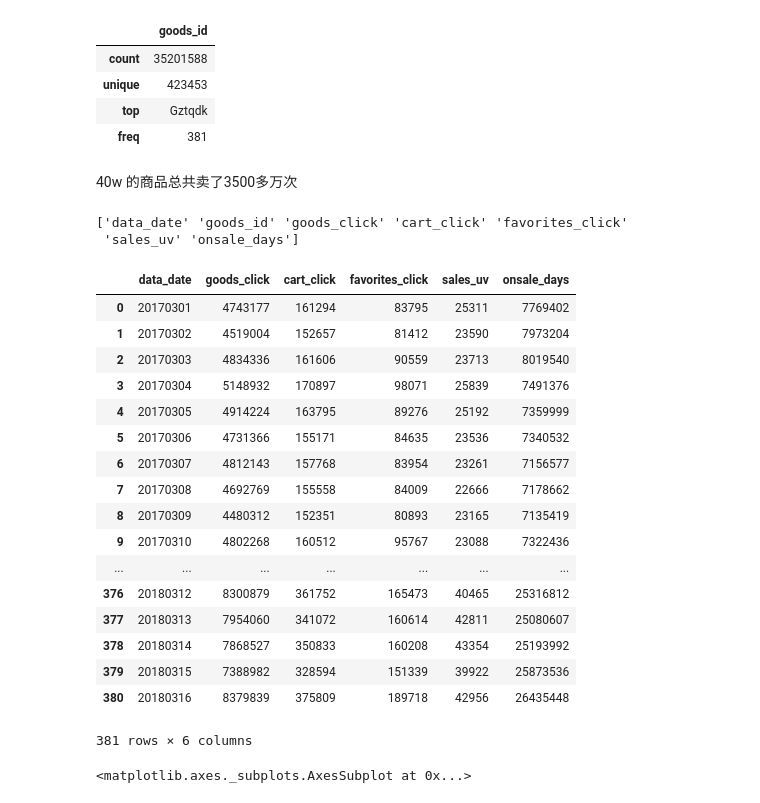
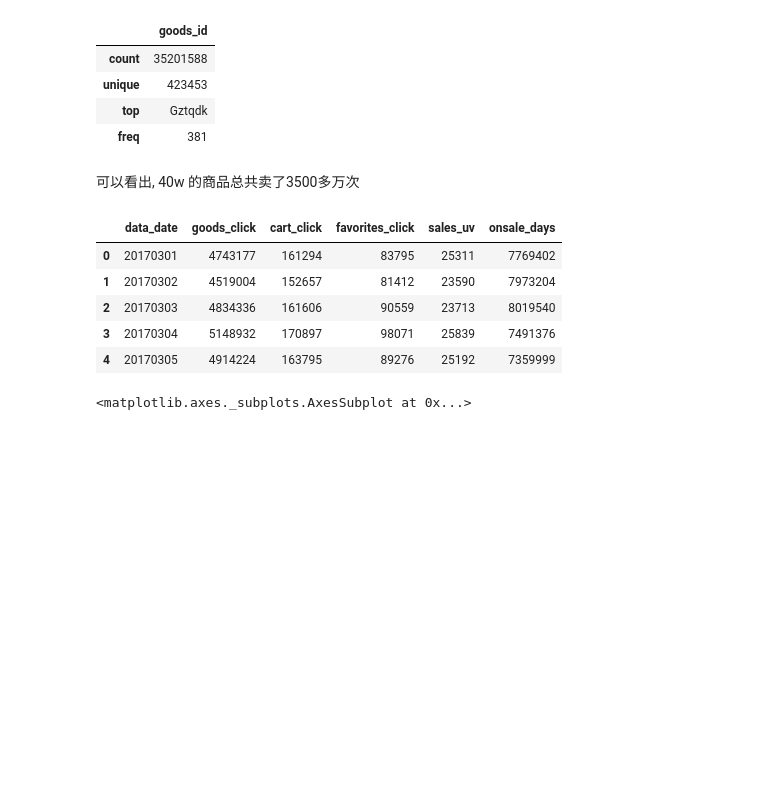
Before and after one commit to pjpjq/supply-chain-prediction-competition, a Jupyter notebook: notebooks/visualize_data.ipynb, the cells around one changed output. Cells and saved outputs as stored; diff of their text form; code cells hidden in the pictures; blank space fills up the shorter version.

```diff
--- a/notebooks/visualize_data.ipynb
+++ b/notebooks/visualize_data.ipynb
@@ -68,33 +72,17 @@ goodsdaily.describe(include=['O'])
 | unique | 423453 |
 | top | Gztqdk |
 | freq | 381 |
-# %% [markdown]
-40w 的商品总共卖了3500多万次
-# %%
-print(goodsdaily.columns.values)
-# %% [output]
-['data_date' 'goods_id' 'goods_click' 'cart_click' 'favorites_click'
- 'sales_uv' 'onsale_days']
+# %% [markdown]
+可以看出, 40w 的商品总共卖了3500多万次
 # %%
+# 按天分类, 每天商品销售情况: daily_sum
 daily_sum = goodsdaily.groupby('data_date', as_index=False).sum()
-daily_sum
+daily_sum.head()
 # %% [output]
 |  | data_date | goods_click | cart_click | favorites_click | sales_uv | onsale_days |
 | 0 | 20170301 | 4743177 | 161294 | 83795 | 25311 | 7769402 |
 | 1 | 20170302 | 4519004 | 152657 | 81412 | 23590 | 7973204 |
 | 2 | 20170303 | 4834336 | 161606 | 90559 | 23713 | 8019540 |
 | 3 | 20170304 | 5148932 | 170897 | 98071 | 25839 | 7491376 |
 | 4 | 20170305 | 4914224 | 163795 | 89276 | 25192 | 7359999 |
-| 5 | 20170306 | 4731366 | 155171 | 84635 | 23536 | 7340532 |
-| 6 | 20170307 | 4812143 | 157768 | 83954 | 23261 | 7156577 |
-| 7 | 20170308 | 4692769 | 155558 | 84009 | 22666 | 7178662 |
-| 8 | 20170309 | 4480312 | 152351 | 80893 | 23165 | 7135419 |
-| 9 | 20170310 | 4802268 | 160512 | 95767 | 23088 | 7322436 |
-| ... | ... | ... | ... | ... | ... | ... |
-| 376 | 20180312 | 8300879 | 361752 | 165473 | 40465 | 25316812 |
-| 377 | 20180313 | 7954060 | 341072 | 160614 | 42811 | 25080607 |
-| 378 | 20180314 | 7868527 | 350833 | 160208 | 43354 | 25193992 |
-| 379 | 20180315 | 7388982 | 328594 | 151339 | 39922 | 25873536 |
-| 380 | 20180316 | 8379839 | 375809 | 189718 | 42956 | 26435448 |
-381 rows × 6 columns
 # %%
```
Also changed, not shown: parts of 18 cells of this notebook.
